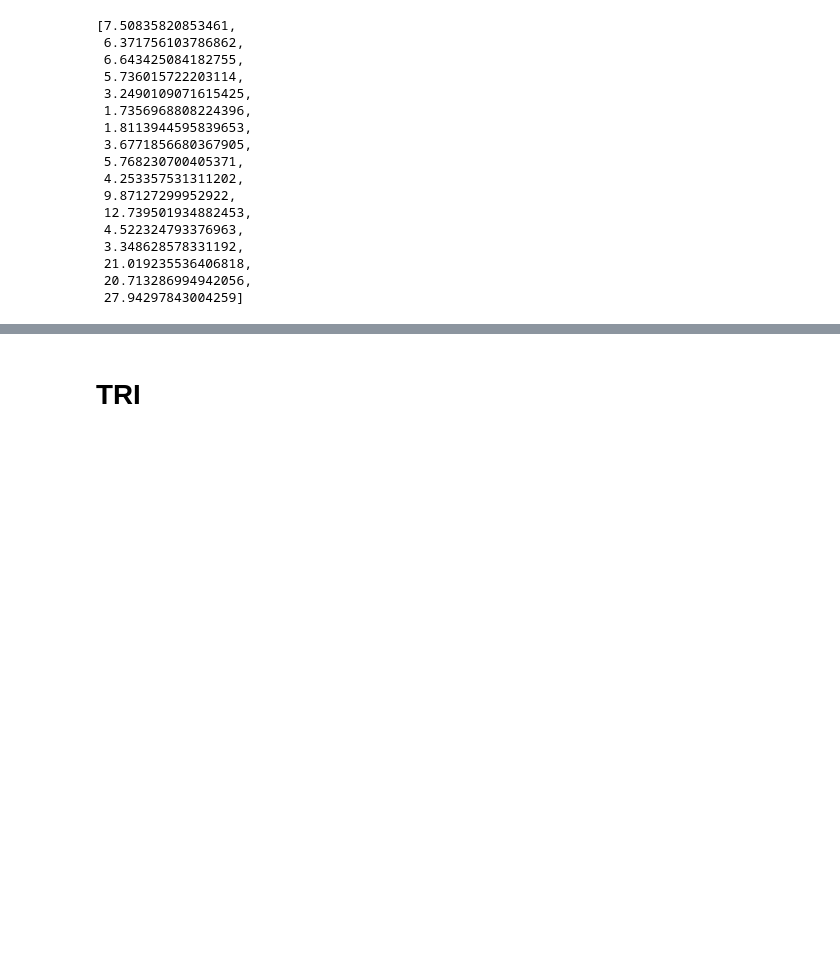
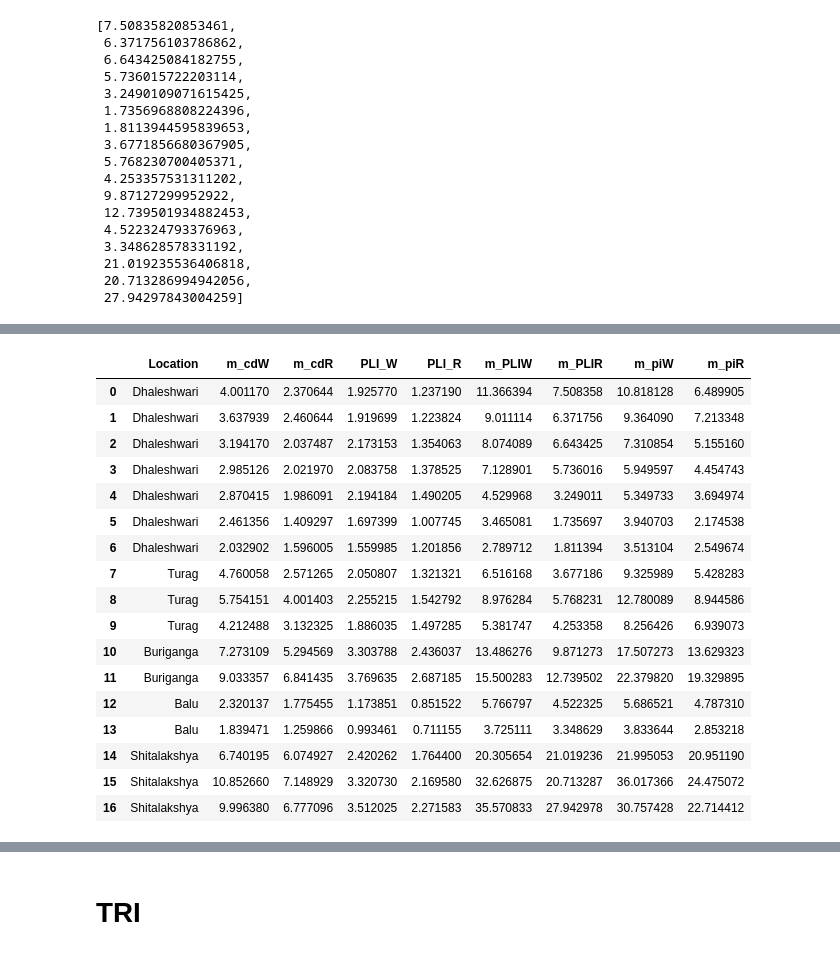
Before and after one commit to rakibhhridoy/OnGoingStudy, a Jupyter notebook: Five_Rivers/Python/sample.ipynb, the cells around one changed output, grey strips where cells are left out. Saved outputs shown, nothing was run; the diff lists cells and outputs as text; code cells hidden in the pictures; blank space fills up the shorter version.

```diff
--- a/Five_Rivers/Python/sample.ipynb
+++ b/Five_Rivers/Python/sample.ipynb
@@ -600,3 +600,5 @@ cf
 | 14 | 0.889222 | 0.570778 | 0.413235 | 0.246765 | 2.337778 | 1.597556 | 1.590769 | 1.208462 | 30.366667 | 29.000000 | 4.8435 | ... |
 | 15 | 0.690333 | 0.452778 | 1.047353 | 0.678529 | 2.566222 | 1.901333 | 1.525385 | 1.070769 | 49.766667 | 33.866667 | 9.5200 | ... |
 | 16 | 0.653333 | 0.498000 | 1.022500 | 0.744559 | 3.762000 | 2.029556 | 1.674615 | 1.218462 | 42.333333 | 31.400000 | 10.5325 | ... |
+# %%
+table3 = cf[["Location", "m_cdW", "m_cdR"]]
@@ -1009,0 +1232,21 @@ ef
+# %%
+table3
+# %% [output]
+|  | Location | m_cdW | m_cdR | PLI_W | PLI_R | m_PLIW | m_PLIR | m_piW | m_piR |
+| 0 | Dhaleshwari | 4.001170 | 2.370644 | 1.925770 | 1.237190 | 11.366394 | 7.508358 | 10.818128 | 6.489905 |
+| 1 | Dhaleshwari | 3.637939 | 2.460644 | 1.919699 | 1.223824 | 9.011114 | 6.371756 | 9.364090 | 7.213348 |
+| 2 | Dhaleshwari | 3.194170 | 2.037487 | 2.173153 | 1.354063 | 8.074089 | 6.643425 | 7.310854 | 5.155160 |
+| 3 | Dhaleshwari | 2.985126 | 2.021970 | 2.083758 | 1.378525 | 7.128901 | 5.736016 | 5.949597 | 4.454743 |
+| 4 | Dhaleshwari | 2.870415 | 1.986091 | 2.194184 | 1.490205 | 4.529968 | 3.249011 | 5.349733 | 3.694974 |
+| 5 | Dhaleshwari | 2.461356 | 1.409297 | 1.697399 | 1.007745 | 3.465081 | 1.735697 | 3.940703 | 2.174538 |
+| 6 | Dhaleshwari | 2.032902 | 1.596005 | 1.559985 | 1.201856 | 2.789712 | 1.811394 | 3.513104 | 2.549674 |
+| 7 | Turag | 4.760058 | 2.571265 | 2.050807 | 1.321321 | 6.516168 | 3.677186 | 9.325989 | 5.428283 |
+| 8 | Turag | 5.754151 | 4.001403 | 2.255215 | 1.542792 | 8.976284 | 5.768231 | 12.780089 | 8.944586 |
+| 9 | Turag | 4.212488 | 3.132325 | 1.886035 | 1.497285 | 5.381747 | 4.253358 | 8.256426 | 6.939073 |
+| 10 | Buriganga | 7.273109 | 5.294569 | 3.303788 | 2.436037 | 13.486276 | 9.871273 | 17.507273 | 13.629323 |
+| 11 | Buriganga | 9.033357 | 6.841435 | 3.769635 | 2.687185 | 15.500283 | 12.739502 | 22.379820 | 19.329895 |
+| 12 | Balu | 2.320137 | 1.775455 | 1.173851 | 0.851522 | 5.766797 | 4.522325 | 5.686521 | 4.787310 |
+| 13 | Balu | 1.839471 | 1.259866 | 0.993461 | 0.711155 | 3.725111 | 3.348629 | 3.833644 | 2.853218 |
+| 14 | Shitalakshya | 6.740195 | 6.074927 | 2.420262 | 1.764400 | 20.305654 | 21.019236 | 21.995053 | 20.951190 |
+| 15 | Shitalakshya | 10.852660 | 7.148929 | 3.320730 | 2.169580 | 32.626875 | 20.713287 | 36.017366 | 24.475072 |
+| 16 | Shitalakshya | 9.996380 | 6.777096 | 3.512025 | 2.271583 | 35.570833 | 27.942978 | 30.757428 | 22.714412 |
```
Also changed, not shown: parts of 24 cells of this notebook, 13 other files.
